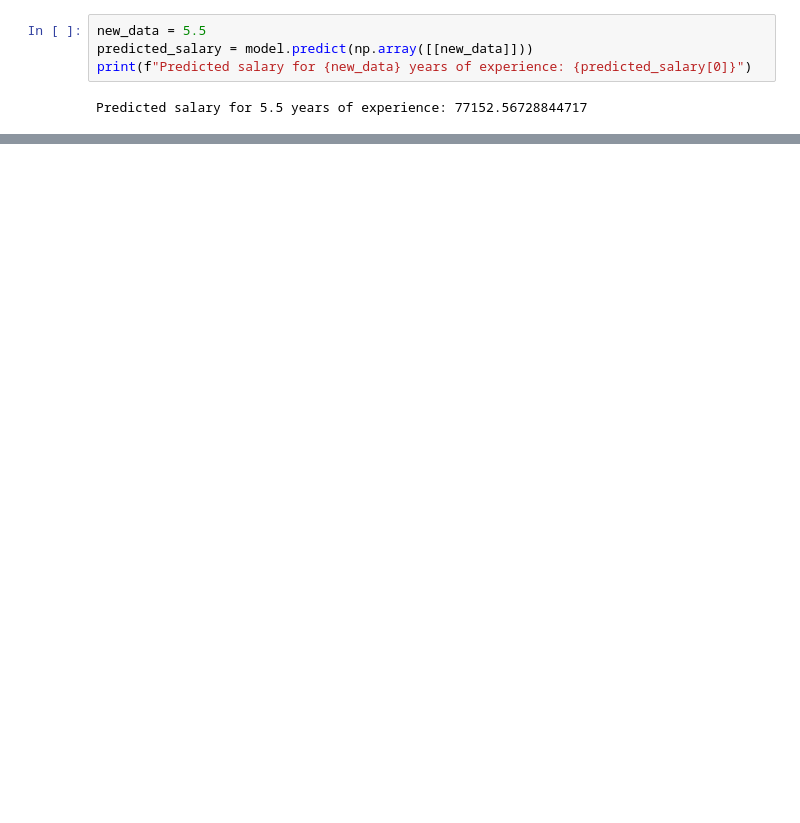
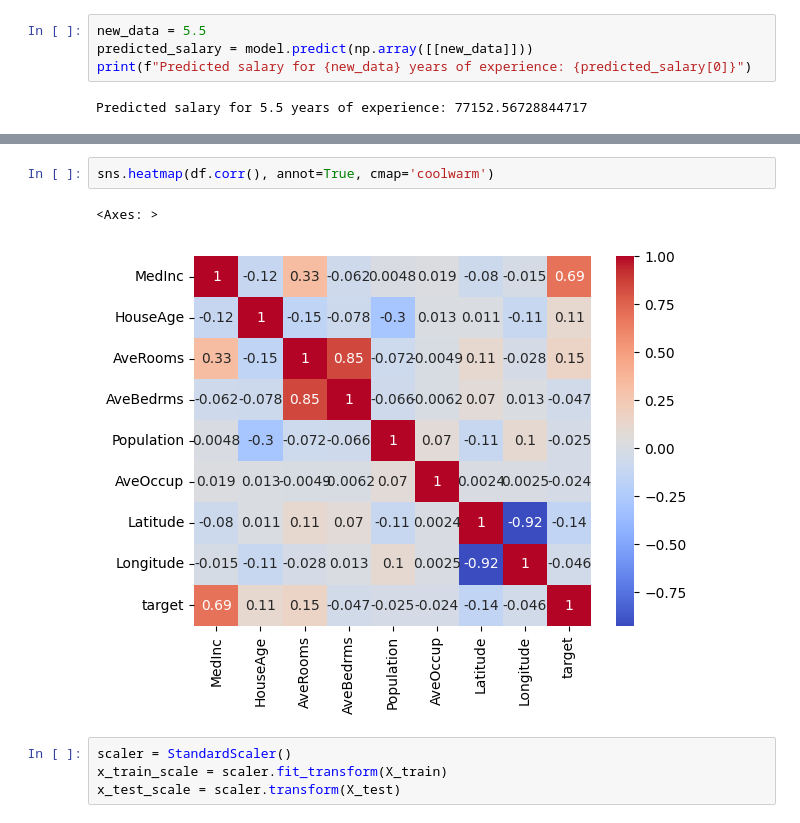
Before and after one commit to Aishwaryabagi/Machine-Learning-Tutorial, a Jupyter notebook: supervised_learning/regression_model/linear_regreesion.ipynb, the cells around one changed output, grey strips where cells are left out. Drawn from its saved outputs; the diff is of its cells as text; blank space fills up the shorter version.

```diff
--- a/supervised_learning/regression_model/linear_regreesion.ipynb
+++ b/supervised_learning/regression_model/linear_regreesion.ipynb
@@ -54,0 +108,9 @@ Predicted salary for 5.5 years of experience: 77152.56728844717
+# %%
+sns.heatmap(df.corr(), annot=True, cmap='coolwarm')
+# %% [output]
+<Axes: >
+[figure, added]
+# %%
+scaler = StandardScaler()
+x_train_scale = scaler.fit_transform(X_train)
+x_test_scale = scaler.transform(X_test)
```
Also changed, not shown: parts of 12 cells of this notebook.
